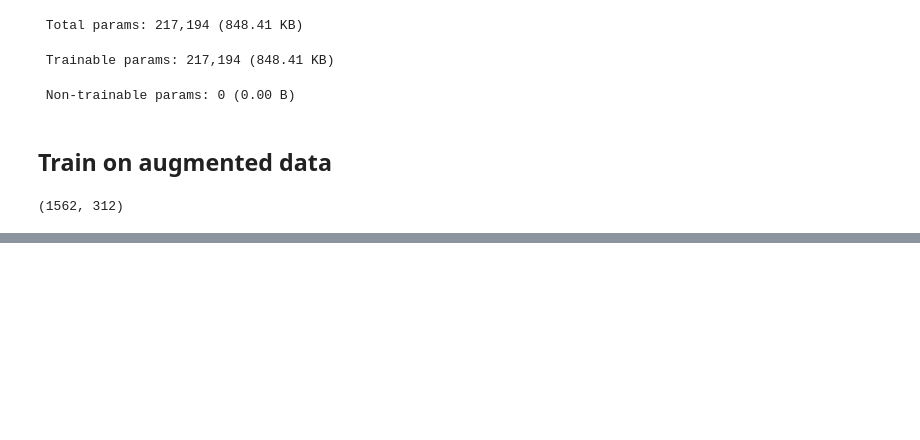
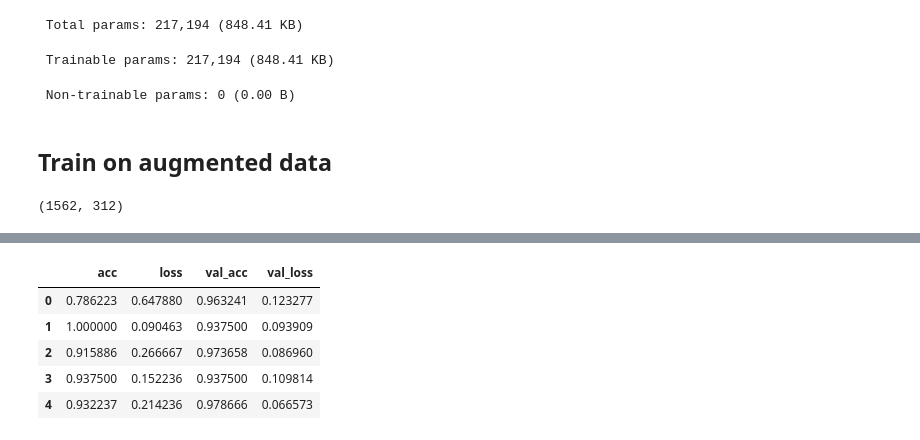
Before and after one commit to LordOfTurtles/AI-Erik-Johansson-OPA23, a Jupyter notebook: code_alongs/Lec11_data_augmentation.ipynb, the cells around one changed output, grey strips where cells are left out. Saved outputs shown, nothing was run; the diff lists cells and outputs as text; code cells hidden in the pictures; blank space fills up the shorter version.

```diff
--- a/code_alongs/Lec11_data_augmentation.ipynb
+++ b/code_alongs/Lec11_data_augmentation.ipynb
@@ -227,0 +260,10 @@ KeyboardInterrupt:
+# %%
+metrics= pd.DataFrame(model.history.history)
+metrics.head()
+# %% [output]
+|  | acc | loss | val_acc | val_loss |
+| 0 | 0.786223 | 0.647880 | 0.963241 | 0.123277 |
+| 1 | 1.000000 | 0.090463 | 0.937500 | 0.093909 |
+| 2 | 0.915886 | 0.266667 | 0.973658 | 0.086960 |
+| 3 | 0.937500 | 0.152236 | 0.937500 | 0.109814 |
+| 4 | 0.932237 | 0.214236 | 0.978666 | 0.066573 |
```
Also changed, not shown: parts of 12 cells of this notebook.
